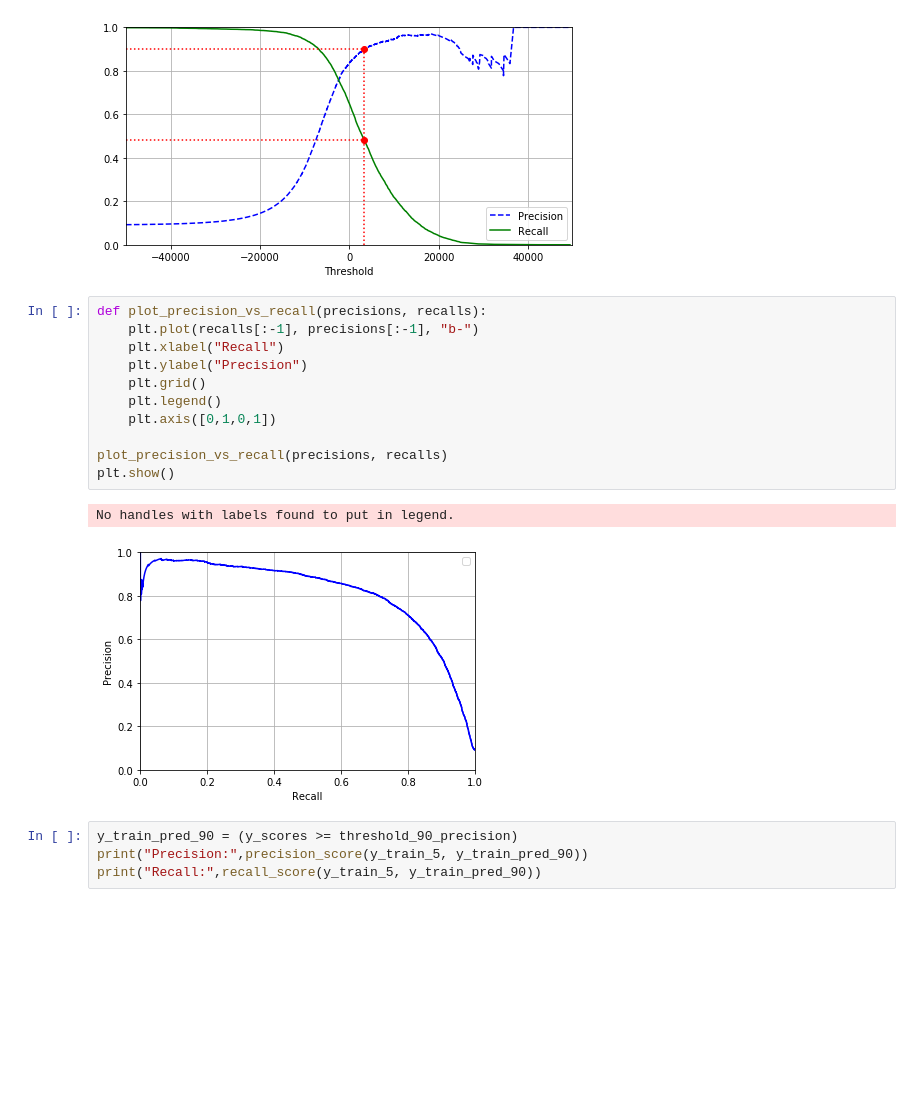
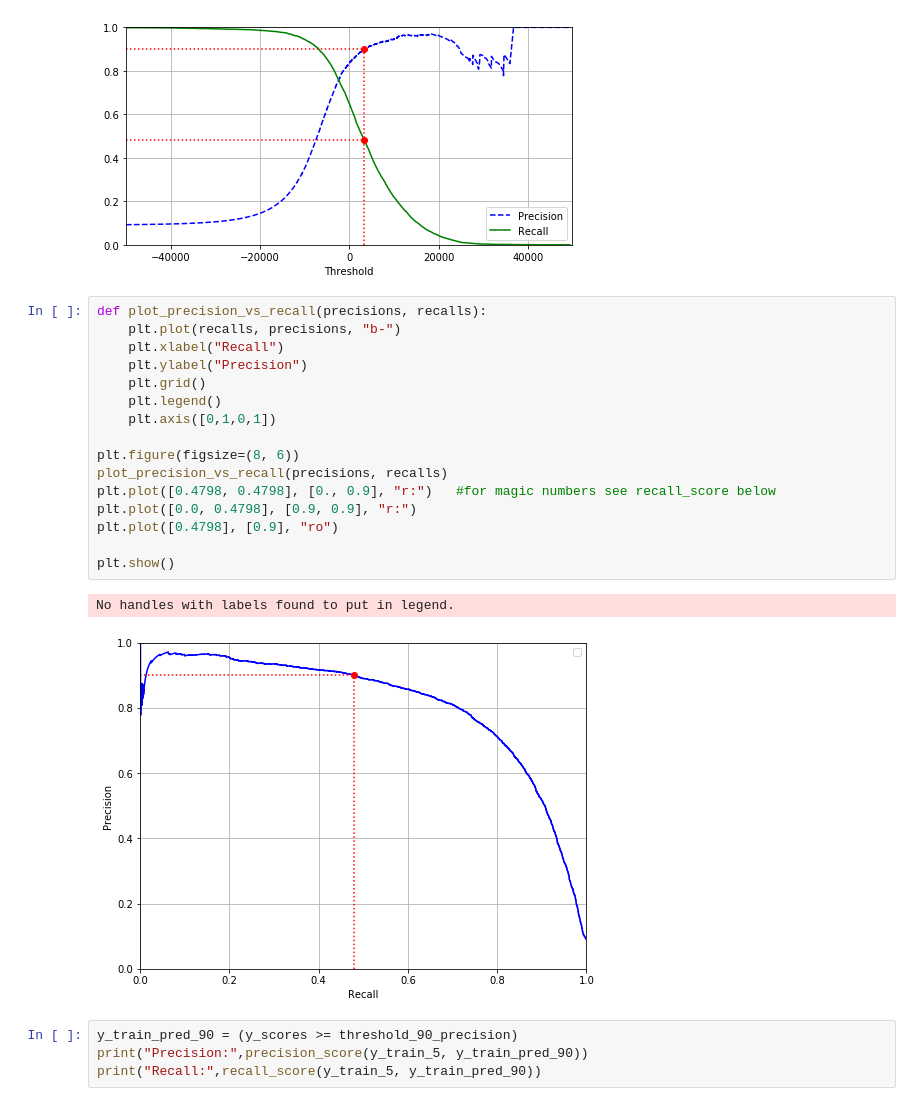
Before and after one commit to tsadams1973/jupyter-ml-practice, a Jupyter notebook: mnist-ex.ipynb, the cells around one changed output. Saved outputs shown, nothing was run; the diff lists cells and outputs as text; blank space fills up the shorter version.

```diff
--- a/mnist-ex.ipynb
+++ b/mnist-ex.ipynb
@@ -188,18 +188,23 @@ plt.show()
 [figure]
 # %%
 def plot_precision_vs_recall(precisions, recalls):
-    plt.plot(recalls[:-1], precisions[:-1], "b-")
+    plt.plot(recalls, precisions, "b-")
     plt.xlabel("Recall")
     plt.ylabel("Precision")
     plt.grid()
     plt.legend()
     plt.axis([0,1,0,1])
 
+plt.figure(figsize=(8, 6))
 plot_precision_vs_recall(precisions, recalls)
+plt.plot([0.4798, 0.4798], [0., 0.9], "r:")   #for magic numbers see recall_score below
+plt.plot([0.0, 0.4798], [0.9, 0.9], "r:")
+plt.plot([0.4798], [0.9], "ro")
+
 plt.show()
 # %% [output]
 No handles with labels found to put in legend.
-[figure, old version]
+[figure, new version]
 # %%
 y_train_pred_90 = (y_scores >= threshold_90_precision)
 print("Precision:",precision_score(y_train_5, y_train_pred_90))
```
Also changed, not shown: parts of 24 cells of this notebook.
